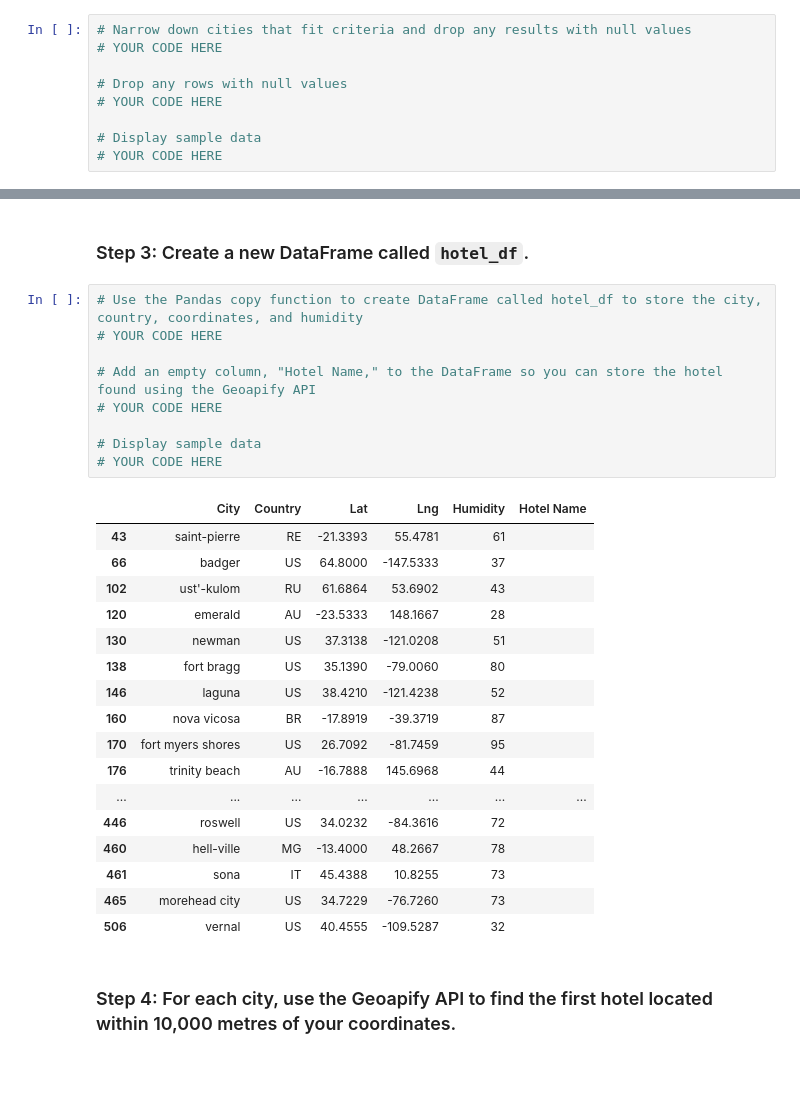
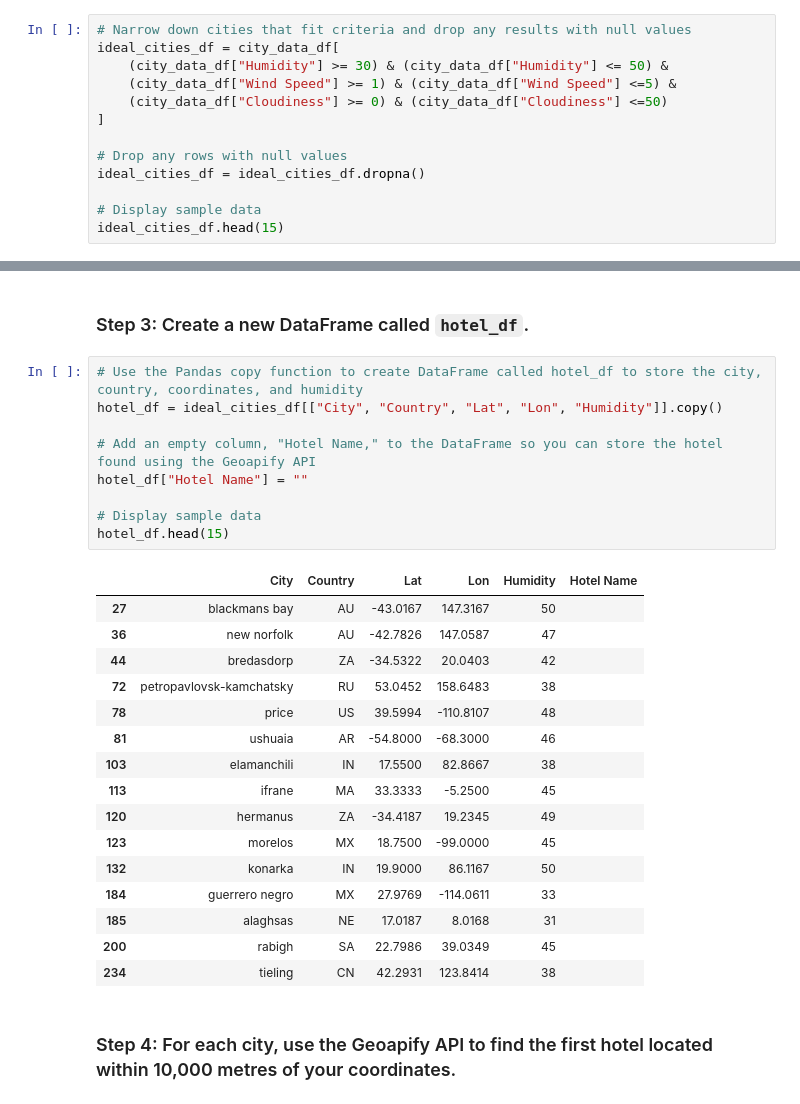
Before and after one commit to dbrindle6/python_api_challenge, a Jupyter notebook: WeatherPy/VacationPy.ipynb, the cells around one changed output, grey strips where cells are left out. Cells and saved outputs as stored; diff of their text form; blank space fills up the shorter version.

```diff
--- a/WeatherPy/VacationPy.ipynb
+++ b/WeatherPy/VacationPy.ipynb
@@ -60,11 +64,15 @@ map_plot
 ### Step 2: Narrow down the `city_data_df` DataFrame to find your ideal weather condition
 # %%
 # Narrow down cities that fit criteria and drop any results with null values
-# YOUR CODE HERE
+ideal_cities_df = city_data_df[
+    (city_data_df["Humidity"] >= 30) & (city_data_df["Humidity"] <= 50) &
+    (city_data_df["Wind Speed"] >= 1) & (city_data_df["Wind Speed"] <=5) &
+    (city_data_df["Cloudiness"] >= 0) & (city_data_df["Cloudiness"] <=50)
+]
 
 # Drop any rows with null values
-# YOUR CODE HERE
+ideal_cities_df = ideal_cities_df.dropna()
 
 # Display sample data
-# YOUR CODE HERE
+ideal_cities_df.head(15)
 # %% [output]
@@ -89,31 +96,30 @@ map_plot
 ### Step 3: Create a new DataFrame called `hotel_df`.
 # %%
 # Use the Pandas copy function to create DataFrame called hotel_df to store the city, country, coordinates, and humidity
-# YOUR CODE HERE
+hotel_df = ideal_cities_df[["City", "Country", "Lat", "Lon", "Humidity"]].copy()
 
 # Add an empty column, "Hotel Name," to the DataFrame so you can store the hotel found using the Geoapify API
-# YOUR CODE HERE
+hotel_df["Hotel Name"] = ""
 
 # Display sample data
-# YOUR CODE HERE
+hotel_df.head(15)
 # %% [output]
-|  | City | Country | Lat | Lng | Humidity | Hotel Name |
-| 43 | saint-pierre | RE | -21.3393 | 55.4781 | 61 |  |
-| 66 | badger | US | 64.8000 | -147.5333 | 37 |  |
-| 102 | ust'-kulom | RU | 61.6864 | 53.6902 | 43 |  |
-| 120 | emerald | AU | -23.5333 | 148.1667 | 28 |  |
-| 130 | newman | US | 37.3138 | -121.0208 | 51 |  |
-| 138 | fort bragg | US | 35.1390 | -79.0060 | 80 |  |
-| 146 | laguna | US | 38.4210 | -121.4238 | 52 |  |
-| 160 | nova vicosa | BR | -17.8919 | -39.3719 | 87 |  |
-| 170 | fort myers shores | US | 26.7092 | -81.7459 | 95 |  |
-| 176 | trinity beach | AU | -16.7888 | 145.6968 | 44 |  |
-| ... | ... | ... | ... | ... | ... | ... |
-| 446 | roswell | US | 34.0232 | -84.3616 | 72 |  |
-| 460 | hell-ville | MG | -13.4000 | 48.2667 | 78 |  |
-| 461 | sona | IT | 45.4388 | 10.8255 | 73 |  |
-| 465 | morehead city | US | 34.7229 | -76.7260 | 73 |  |
-| 506 | vernal | US | 40.4555 | -109.5287 | 32 |  |
+|  | City | Country | Lat | Lon | Humidity | Hotel Name |
+| 27 | blackmans bay | AU | -43.0167 | 147.3167 | 50 |  |
+| 36 | new norfolk | AU | -42.7826 | 147.0587 | 47 |  |
+| 44 | bredasdorp | ZA | -34.5322 | 20.0403 | 42 |  |
+| 72 | petropavlovsk-kamchatsky | RU | 53.0452 | 158.6483 | 38 |  |
+| 78 | price | US | 39.5994 | -110.8107 | 48 |  |
+| 81 | ushuaia | AR | -54.8000 | -68.3000 | 46 |  |
+| 103 | elamanchili | IN | 17.5500 | 82.8667 | 38 |  |
+| 113 | ifrane | MA | 33.3333 | -5.2500 | 45 |  |
+| 120 | hermanus | ZA | -34.4187 | 19.2345 | 49 |  |
+| 123 | morelos | MX | 18.7500 | -99.0000 | 45 |  |
+| 132 | konarka | IN | 19.9000 | 86.1167 | 50 |  |
+| 184 | guerrero negro | MX | 27.9769 | -114.0611 | 33 |  |
+| 185 | alaghsas | NE | 17.0187 | 8.0168 | 31 |  |
+| 200 | rabigh | SA | 22.7986 | 39.0349 | 45 |  |
+| 234 | tieling | CN | 42.2931 | 123.8414 | 38 |  |
 # %% [markdown]
 ### Step 4: For each city, use the Geoapify API to find the first hotel located within 10,000 metres of your coordinates.
 # %%
```
Also changed, not shown: parts of 5 cells of this notebook.
